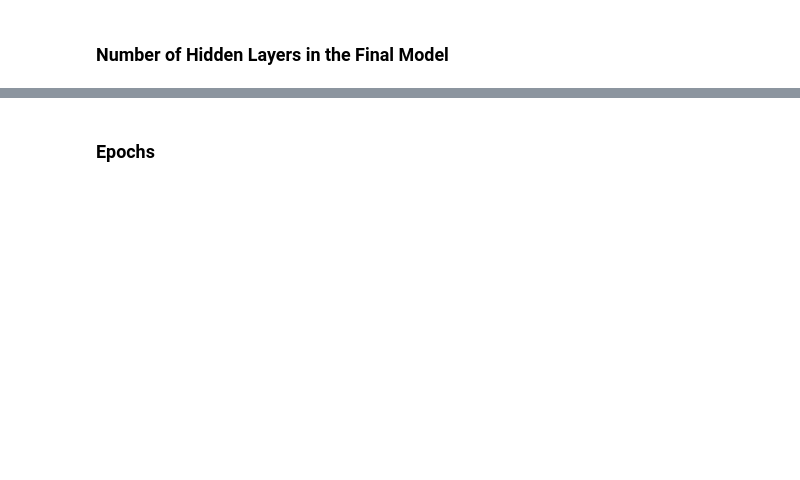
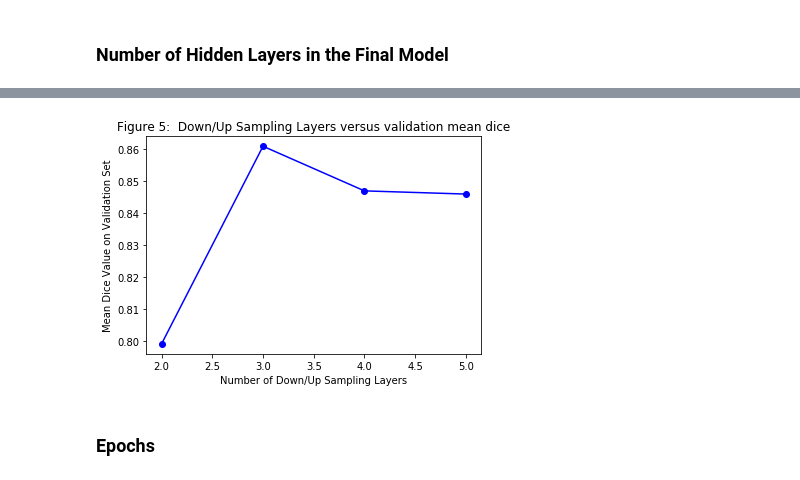
Before and after one commit to pusztayj/NeuralComp-Coursework, a Jupyter notebook: CW2/tutorial.ipynb, the cells around one changed output, grey strips where cells are left out. Saved outputs shown, nothing was run; the diff lists cells and outputs as text; code cells hidden in the pictures; blank space fills up the shorter version.

```diff
--- a/CW2/tutorial.ipynb
+++ b/CW2/tutorial.ipynb
@@ -929,3 +925,14 @@ plt.show()
+# %%
+layers = [2,3,4,5]
+val_dice= [0.799,0.861,0.847,0.846]
+
+plt.plot(layers,val_dice,'-ob')
+plt.xlabel("Number of Down/Up Sampling Layers")
+plt.ylabel("Mean Dice Value on Validation Set")
+plt.title("Figure 5:  Down/Up Sampling Layers versus validation mean dice")
+plt.show()
+# %% [output]
+[figure, added]
 # %% [markdown]
 ### Epochs
 # %% [markdown]
```
Also changed, not shown: parts of 21 cells of this notebook.
